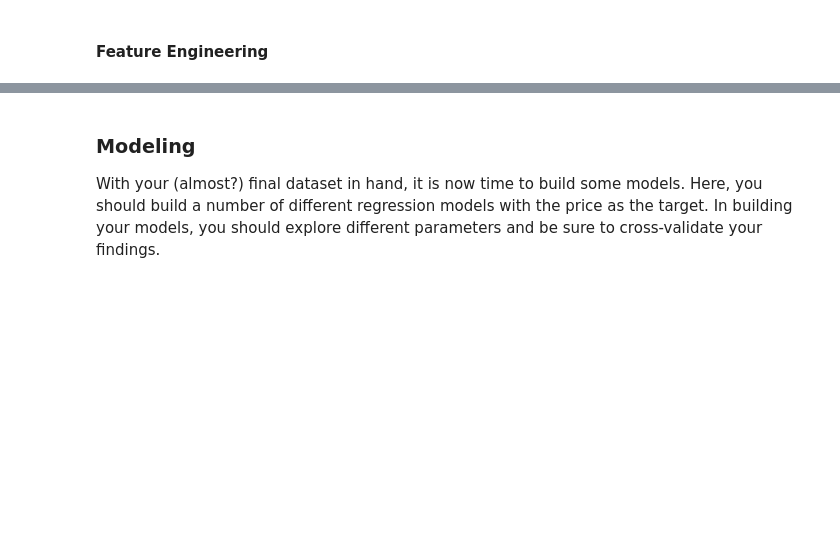
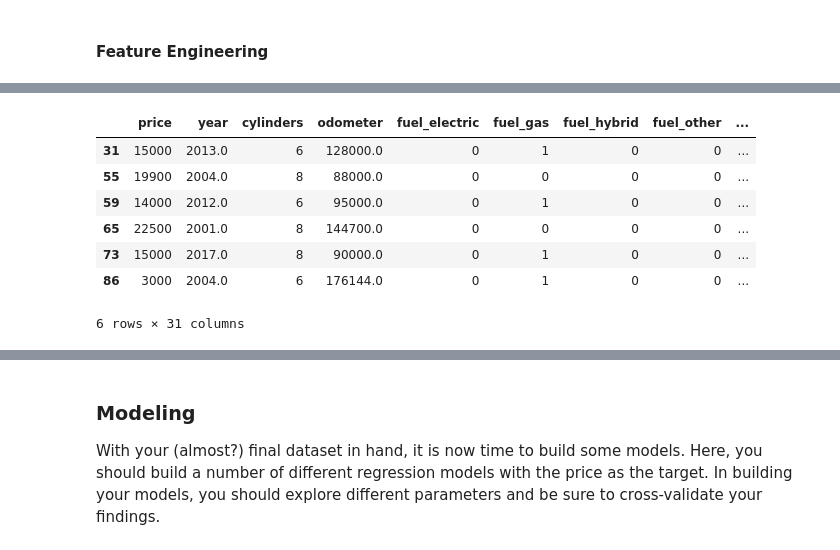
Before and after one commit to jheberer/Berkeley-Profession-Certificate-in-ML---Assignment-2, a Jupyter notebook: car_price.ipynb, the cells around one changed output, grey strips where cells are left out. Drawn from its saved outputs; the diff is of its cells as text; code cells hidden in the pictures; blank space fills up the shorter version.

```diff
--- a/car_price.ipynb
+++ b/car_price.ipynb
@@ -347,0 +371,4 @@ for column in numerics:
+# %%
+nominal_columns = ['fuel', 'title_status', 'transmission', 'drive', 'type']
+data = pd.get_dummies(data, columns = nominal_columns, drop_first = True)
+data.info()
@@ -347,0 +502,16 @@ for column in numerics:
+# %%
+# wrap everything up by dropping size and condition. not necessary to drop
+# cylinder, as that was replaced
+
+data.drop('size', axis=1, inplace=True)
+data.drop('condition', axis=1, inplace=True)
+data.head(6)
+# %% [output]
+|  | price | year | cylinders | odometer | fuel_electric | fuel_gas | fuel_hybrid | fuel_other | ... |
+| 31 | 15000 | 2013.0 | 6 | 128000.0 | 0 | 1 | 0 | 0 | ... |
+| 55 | 19900 | 2004.0 | 8 | 88000.0 | 0 | 0 | 0 | 0 | ... |
+| 59 | 14000 | 2012.0 | 6 | 95000.0 | 0 | 1 | 0 | 0 | ... |
+| 65 | 22500 | 2001.0 | 8 | 144700.0 | 0 | 0 | 0 | 0 | ... |
+| 73 | 15000 | 2017.0 | 8 | 90000.0 | 0 | 1 | 0 | 0 | ... |
+| 86 | 3000 | 2004.0 | 6 | 176144.0 | 0 | 1 | 0 | 0 | ... |
+6 rows × 31 columns
```
Also changed, not shown: parts of 25 cells of this notebook.
